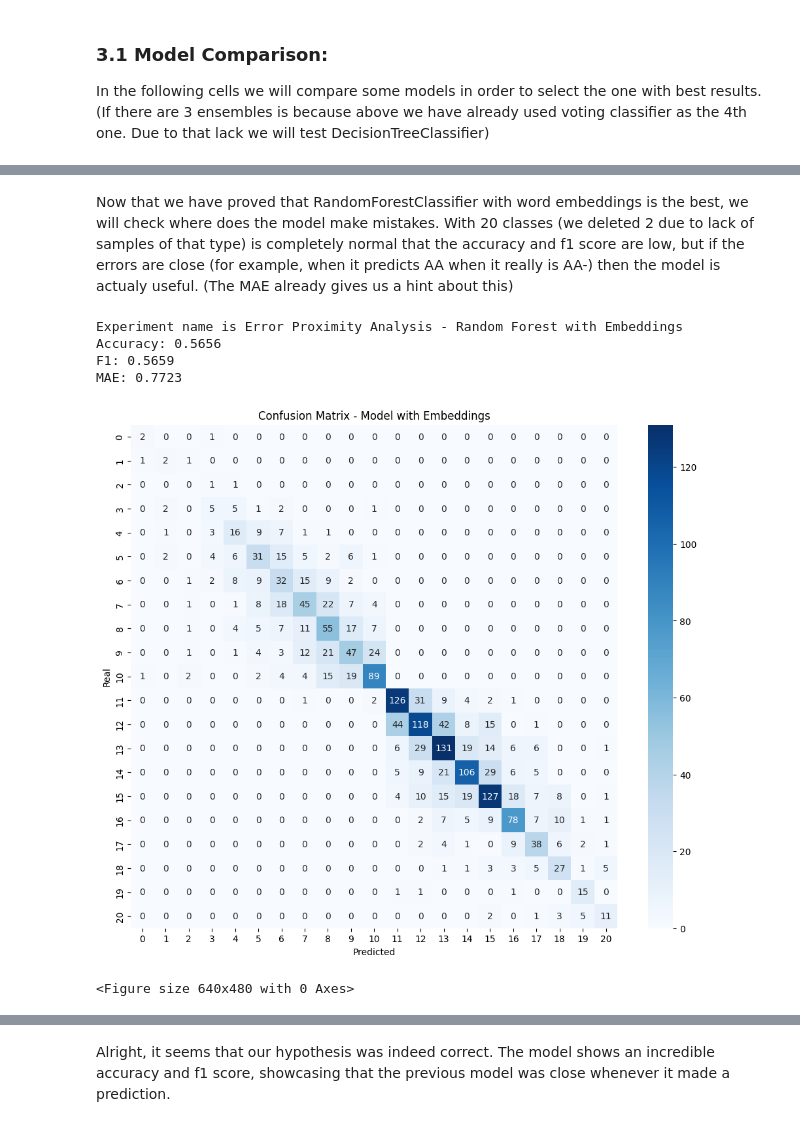
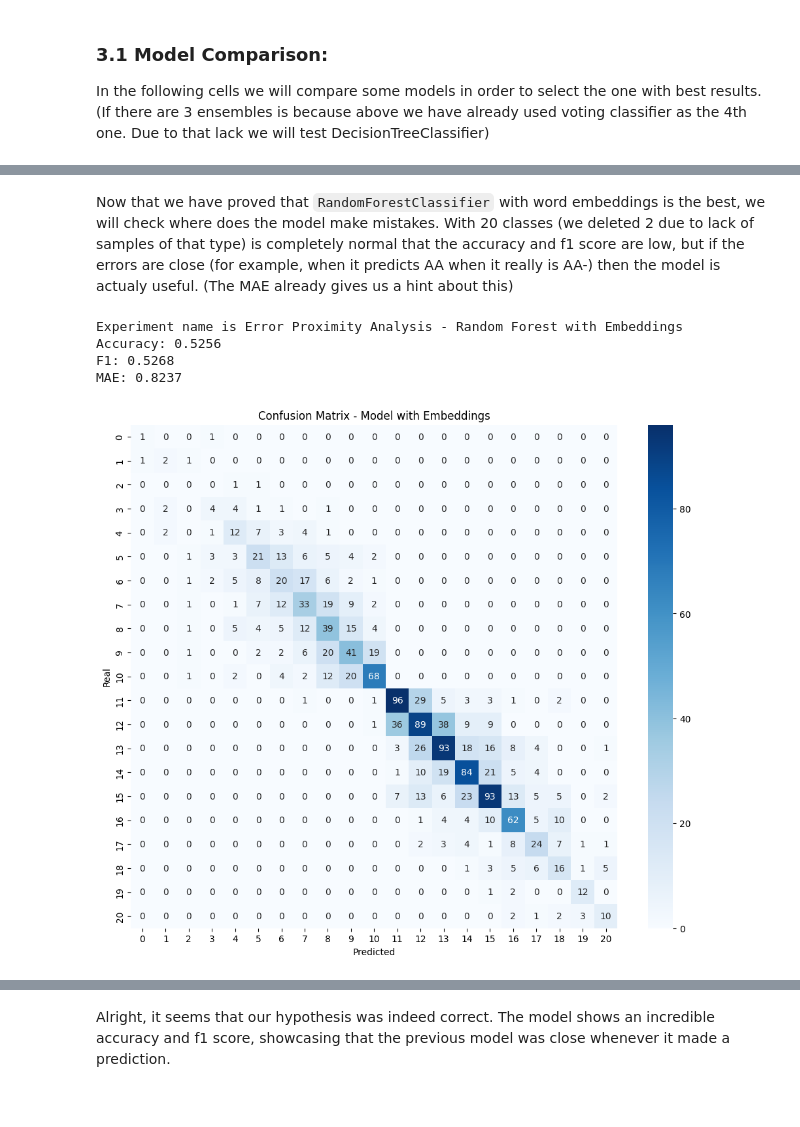
Before and after one commit to DiegoLopezAroca/Multiclass-Corporate-Credit-Rating, a Jupyter notebook: src/Multiclass_Corporate_Credit_Rating_D1_2.ipynb, the cells around one changed output, grey strips where cells are left out. Drawn from its saved outputs; the diff is of its cells as text; code cells hidden in the pictures.

```diff
--- a/src/Multiclass_Corporate_Credit_Rating_D1_2.ipynb
+++ b/src/Multiclass_Corporate_Credit_Rating_D1_2.ipynb
@@ -363,9 +370,12 @@ def train_test_select(df):
         X_filtered = X
         y_filtered = y
 
-    X_train, X_test, y_train, y_test = train_test_split(X_filtered, y_filtered, test_size=0.25, random_state=42, stratify=y_filtered)
+    # We just split the data with the same function twice to create the 3 sets, final distribution would be:
+    # Train 60%, validation 20% and also 20% for the test set.
+    X_train_val, X_test, y_train_val, y_test = train_test_split(X_filtered, y_filtered, test_size=0.20, random_state=42, stratify=y_filtered)
+    X_train, X_val, y_train, y_val = train_test_split(X_train_val, y_train_val, test_size=0.25, random_state=42, stratify=y_train_val)
 
-    return X_train, X_test, y_train, y_test
+    return X_train, X_val, X_test, y_train, y_val, y_test
 # %%
 def run_pipeline(pipe, X_train, X_test, y_train, y_test, exp_name=None, top_k=False, k=2):
     pipe.fit(X_train, y_train)
@@ -532,28 +538,27 @@ comparisons_models.head(10)
 # %% [markdown]
-Now that we have proved that RandomForestClassifier with word embeddings is the best, we will check where does the model make mistakes. With 20 classes (we deleted 2 due to lack of samples of that type) is completely normal that the accuracy and f1 score are low, but if the errors are close (for example, when it predicts AA when it really is AA-) then the model is actualy useful. (The MAE already gives us a hint about this)
+Now that we have proved that ``RandomForestClassifier`` with word embeddings is the best, we will check where does the model make mistakes. With 20 classes (we deleted 2 due to lack of samples of that type) is completely normal that the accuracy and f1 score are low, but if the errors are close (for example, when it predicts AA when it really is AA-) then the model is actualy useful. (The MAE already gives us a hint about this)
 # %%
 from sklearn.metrics import confusion_matrix
 import seaborn as sns
 import matplotlib.pyplot as plt
 
-X_train, X_test, y_train, y_test = train_test_select(df_emb)
+X_train, X_val, X_test, y_train, y_val, y_test = train_test_select(df_emb)
 
 y_pred, _, _, _, _, _ = run_pipeline(make_pipeline(clf1), X_train, X_test, y_train, y_test, exp_name="Error Proximity Analysis - Random Forest with Embeddings", top_k=False)
 
 cm = confusion_matrix(y_test, y_pred)
 plt.figure(figsize=(12,10))
 sns.heatmap(cm, annot=True, fmt='d', cmap='Blues')
 plt.xlabel('Predicted')
 plt.ylabel('Real')
 plt.title('Confusion Matrix - Model with Embeddings')
 plt.show()
 # %% [output]
 Experiment name is Error Proximity Analysis - Random Forest with Embeddings
-Accuracy: 0.5656
-F1: 0.5659
-MAE: 0.7723
+Accuracy: 0.5256
+F1: 0.5268
+MAE: 0.8237
-[figure, old version]
+[figure, new version]
-<Figure size 640x480 with 0 Axes>
 # %% [markdown]
 Wow! Those results are revealing... What this shows is that despite it does not have a great precission, our model gets really close to the real class. This gives us the oportunity to merge some classes into the closest one in order to see if this assertion is true.
 
```
Also changed, not shown: parts of 44 cells of this notebook.
